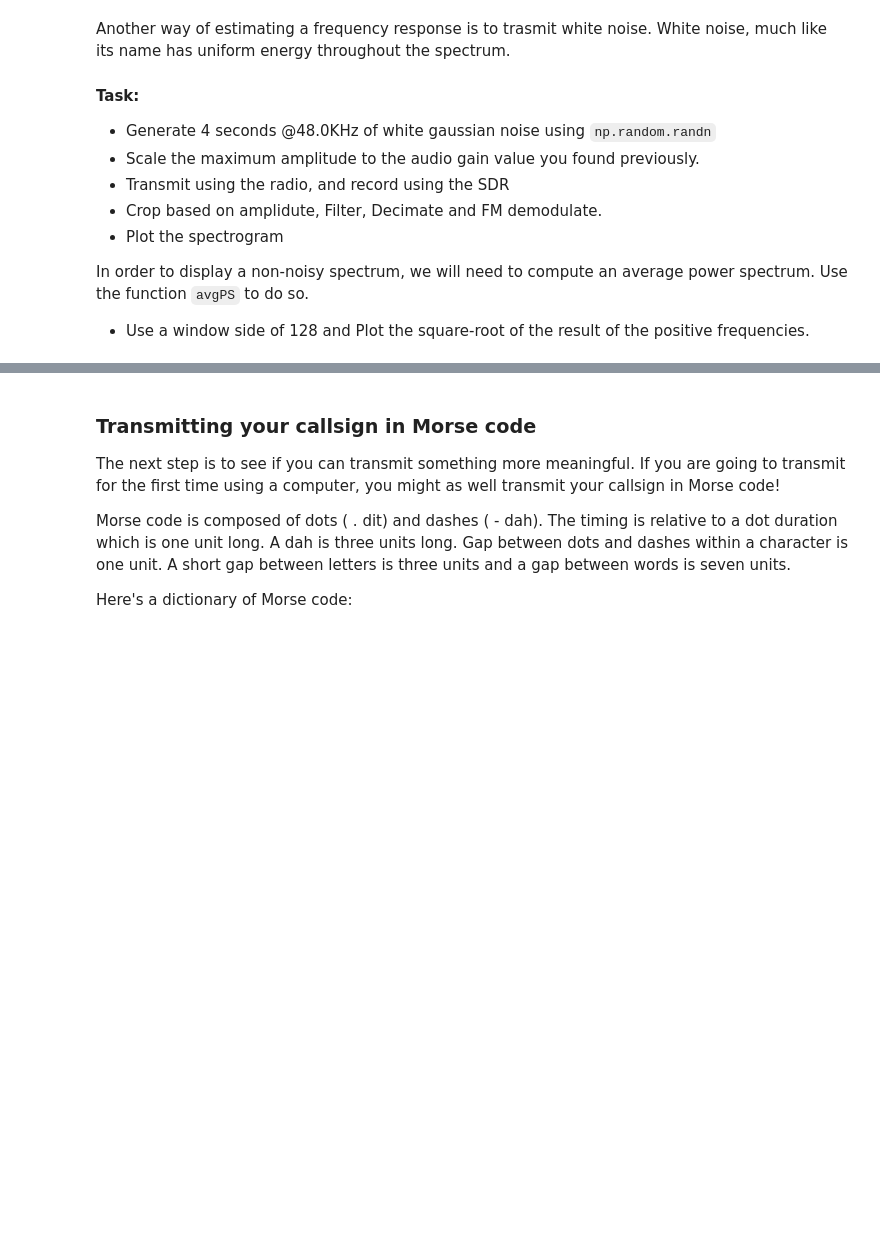
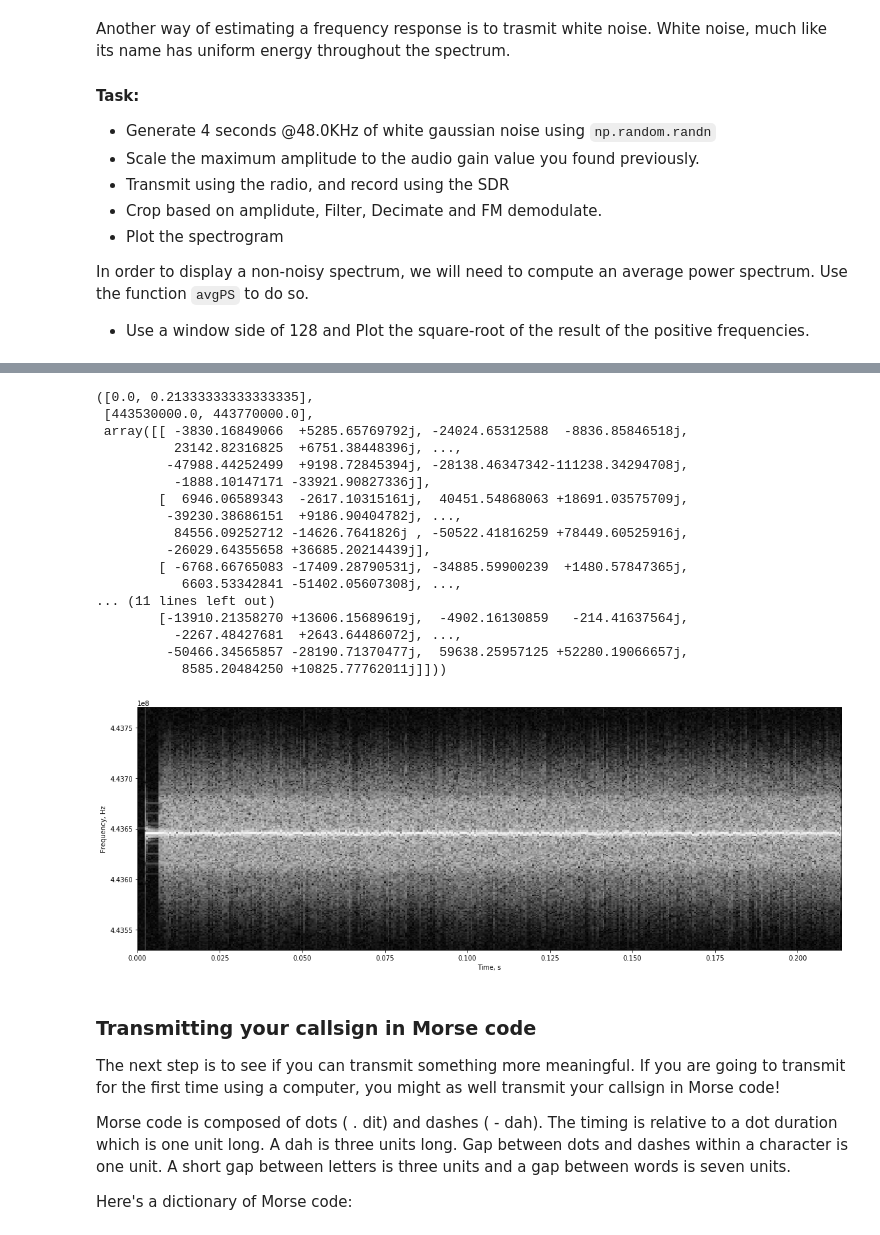
Before and after one commit to lm-t/ee123-labs, a Jupyter notebook: lab4_part_I_updated/Lab4-Part_I_Radio_Comm_2018.ipynb, the cells around one changed output, grey strips where cells are left out. Cells and saved outputs as stored; diff of their text form; code cells hidden in the pictures; blank space fills up the shorter version.

```diff
--- a/lab4_part_I_updated/Lab4-Part_I_Radio_Comm_2018.ipynb
+++ b/lab4_part_I_updated/Lab4-Part_I_Radio_Comm_2018.ipynb
@@ -714,3 +737,81 @@ In order to display a non-noisy spectrum, we will need to compute an average pow
+# %%
+# generate the noise with
+# your code here:
+t = r_[0:4:(1/48000)]
+noise = [np.random.randn() for _ in t]
+
+
+# Setup SDR
+fs_sdr = 240000
+fc = 443650000   # set your frequency!
+
+sdr = RtlSdr()
+sdr.sample_rate = fs_sdr    # sampling rate
+sdr.gain = gaincalib
+sdr.center_freq = fc
+sdr.set_freq_correction(int(ppmcalib))
+
+
+
+# key radio
+GPIO.output(PTT, GPIO.HIGH)
+# play tone -- non blocking
+sd.play(noise,samplerate=48000,device=USB_idx,  blocking=False)
+
+
+
+# read samples from SDR
+y_noise = sdr.read_samples(256000*2)
+
+# stop transmitting when done
+GPIO.output(PTT, GPIO.LOW)
+sdr.close()
+
+
+
+
+
+# Your demodulation code
+
+
+#downsample
+y_noise = y_noise[::10]
+# FM demodulate
+y_noise = y_noise / (1e-6)
+h_diff = signal.remez(31,[0.0,105000.0,120000.0,120000.0],[1.05/1.2,0],Hz = 240000.0, type='differentiator')
+y_fm = np.imag(np.convolve(h_diff, y_noise, mode='same') * np.conj(y_noise))
+
+
+
+
+
+
+
+
+
+
+# display code
+
+myspectrogram_hann_ovlp(y_noise, 256, fs_sdr, fc)
+# %% [output]
+([0.0, 0.21333333333333335],
+ [443530000.0, 443770000.0],
+ array([[ -3830.16849066  +5285.65769792j, -24024.65312588  -8836.85846518j,
+          23142.82316825  +6751.38448396j, ...,
+         -47988.44252499  +9198.72845394j, -28138.46347342-111238.34294708j,
+          -1888.10147171 -33921.90827336j],
+        [  6946.06589343  -2617.10315161j,  40451.54868063 +18691.03575709j,
+         -39230.38686151  +9186.90404782j, ...,
+          84556.09252712 -14626.7641826j , -50522.41816259 +78449.60525916j,
+         -26029.64355658 +36685.20214439j],
+        [ -6768.66765083 -17409.28790531j, -34885.59900239  +1480.57847365j,
+           6603.53342841 -51402.05607308j, ...,
+... (11 lines left out)
+        [-13910.21358270 +13606.15689619j,  -4902.16130859   -214.41637564j,
+          -2267.48427681  +2643.64486072j, ...,
+         -50466.34565857 -28190.71370477j,  59638.25957125 +52280.19066657j,
+           8585.20484250 +10825.77762011j]]))
+[figure, added]
 # %% [markdown]
 ### Transmitting your callsign in Morse code
 
```
Also changed, not shown: parts of 17 cells of this notebook.
